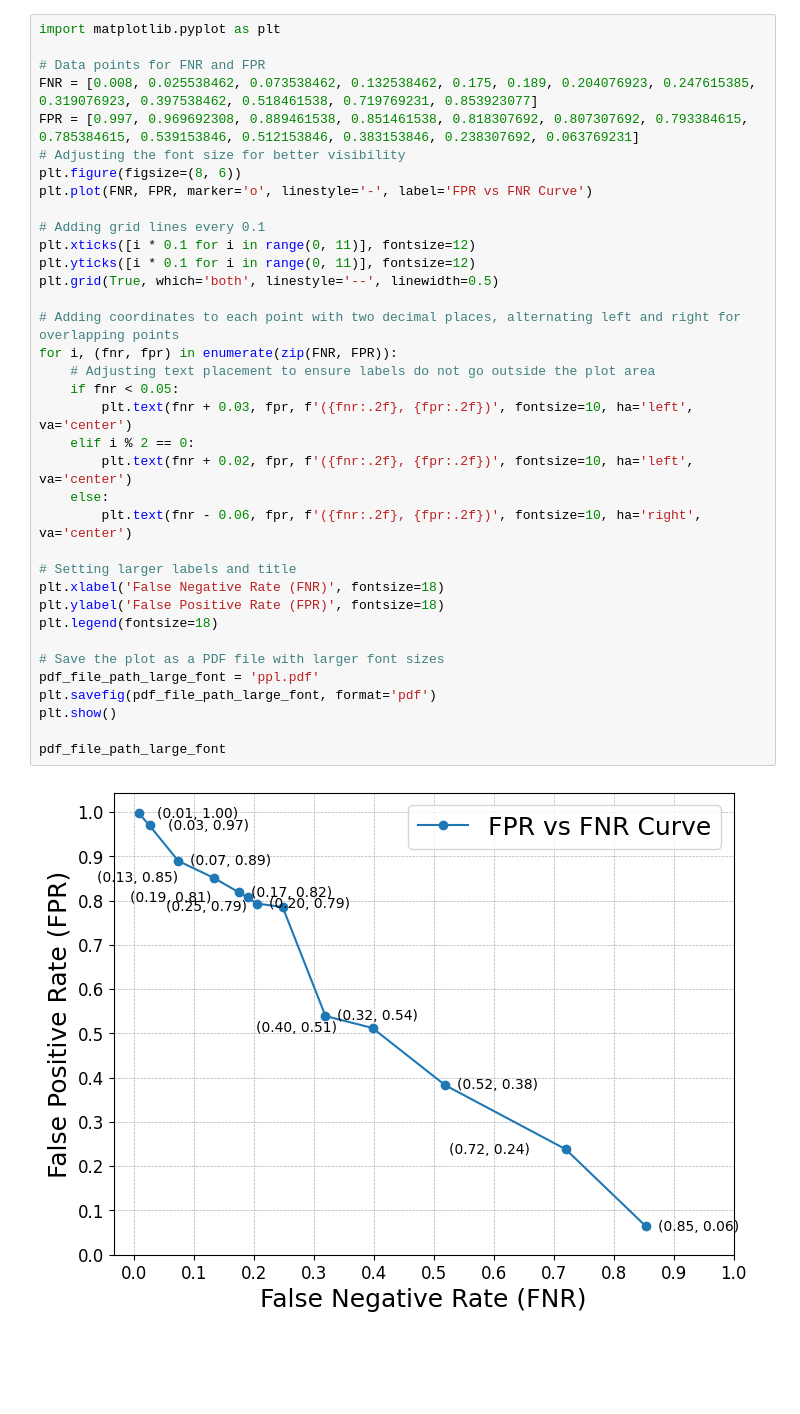
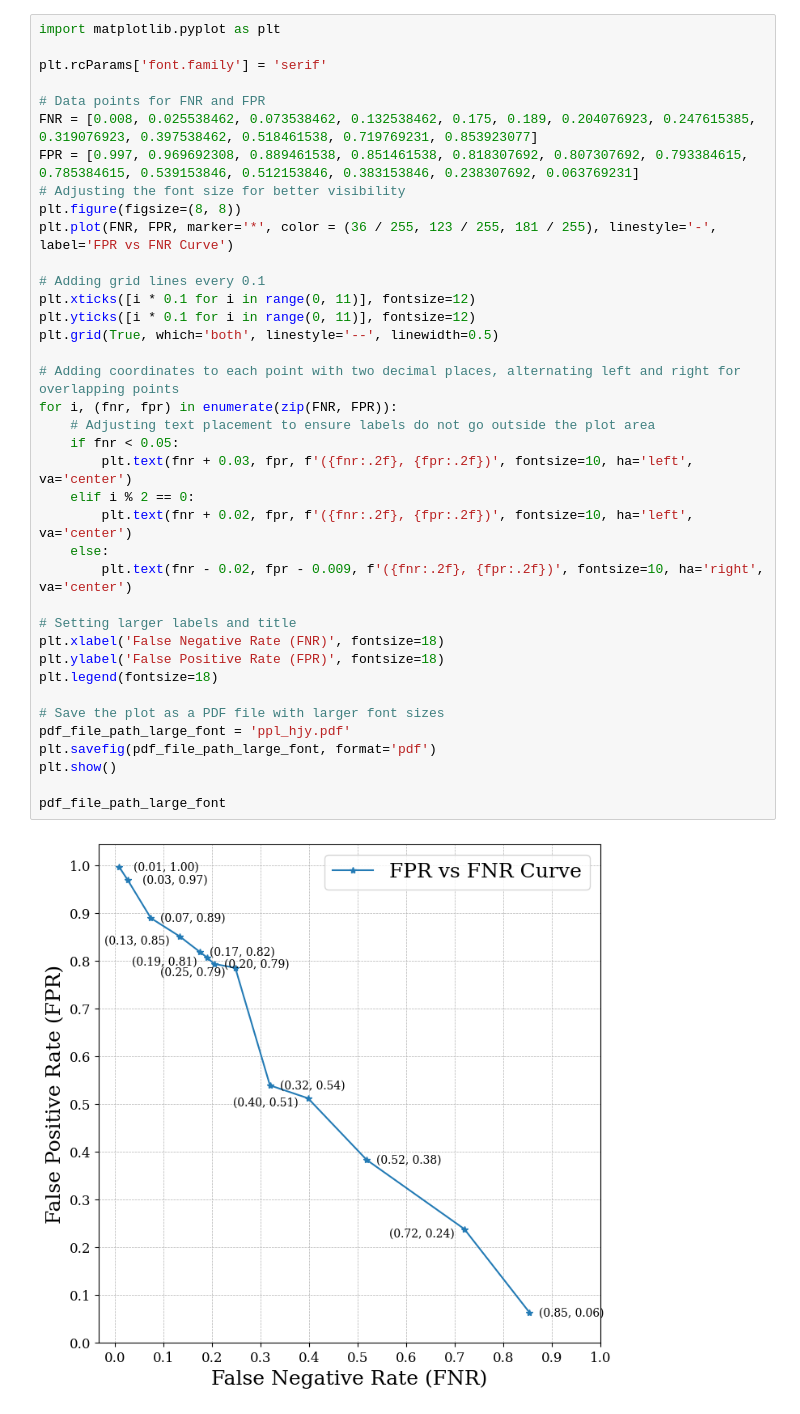
Before and after one commit to Zhang-Henry/AIOS_agent, a Jupyter notebook: visualize/visualize.ipynb, the cells around one changed output. Cells and saved outputs as stored; diff of their text form; blank space fills up the shorter version.

Commit message:
visualize

```diff
--- a/visualize/visualize.ipynb
+++ b/visualize/visualize.ipynb
@@ -1,38 +1,40 @@
 # %%
 import matplotlib.pyplot as plt
+
+plt.rcParams['font.family'] = 'serif'
 
 # Data points for FNR and FPR
 FNR = [0.008, 0.025538462, 0.073538462, 0.132538462, 0.175, 0.189, 0.204076923, 0.247615385, 0.319076923, 0.397538462, 0.518461538, 0.719769231, 0.853923077]
 FPR = [0.997, 0.969692308, 0.889461538, 0.851461538, 0.818307692, 0.807307692, 0.793384615, 0.785384615, 0.539153846, 0.512153846, 0.383153846, 0.238307692, 0.063769231]
 # Adjusting the font size for better visibility
-plt.figure(figsize=(8, 6))
-plt.plot(FNR, FPR, marker='o', linestyle='-', label='FPR vs FNR Curve')
+plt.figure(figsize=(8, 8))
+plt.plot(FNR, FPR, marker='*', color = (36 / 255, 123 / 255, 181 / 255), linestyle='-', label='FPR vs FNR Curve')
 
 # Adding grid lines every 0.1
 plt.xticks([i * 0.1 for i in range(0, 11)], fontsize=12)
 plt.yticks([i * 0.1 for i in range(0, 11)], fontsize=12)
 plt.grid(True, which='both', linestyle='--', linewidth=0.5)
 
 # Adding coordinates to each point with two decimal places, alternating left and right for overlapping points
 for i, (fnr, fpr) in enumerate(zip(FNR, FPR)):
     # Adjusting text placement to ensure labels do not go outside the plot area
     if fnr < 0.05:
         plt.text(fnr + 0.03, fpr, f'({fnr:.2f}, {fpr:.2f})', fontsize=10, ha='left', va='center')
     elif i % 2 == 0:
         plt.text(fnr + 0.02, fpr, f'({fnr:.2f}, {fpr:.2f})', fontsize=10, ha='left', va='center')
     else:
-        plt.text(fnr - 0.06, fpr, f'({fnr:.2f}, {fpr:.2f})', fontsize=10, ha='right', va='center')
+        plt.text(fnr - 0.02, fpr - 0.009, f'({fnr:.2f}, {fpr:.2f})', fontsize=10, ha='right', va='center')
 
 # Setting larger labels and title
 plt.xlabel('False Negative Rate (FNR)', fontsize=18)
 plt.ylabel('False Positive Rate (FPR)', fontsize=18)
 plt.legend(fontsize=18)
 
 # Save the plot as a PDF file with larger font sizes
-pdf_file_path_large_font = 'ppl.pdf'
+pdf_file_path_large_font = 'ppl_hjy.pdf'
 plt.savefig(pdf_file_path_large_font, format='pdf')
 plt.show()
 
 pdf_file_path_large_font
 # %% [output]
-[figure, old version]
+[figure, new version]
```
Also changed, not shown: parts of 5 cells of this notebook, 55 other files.
